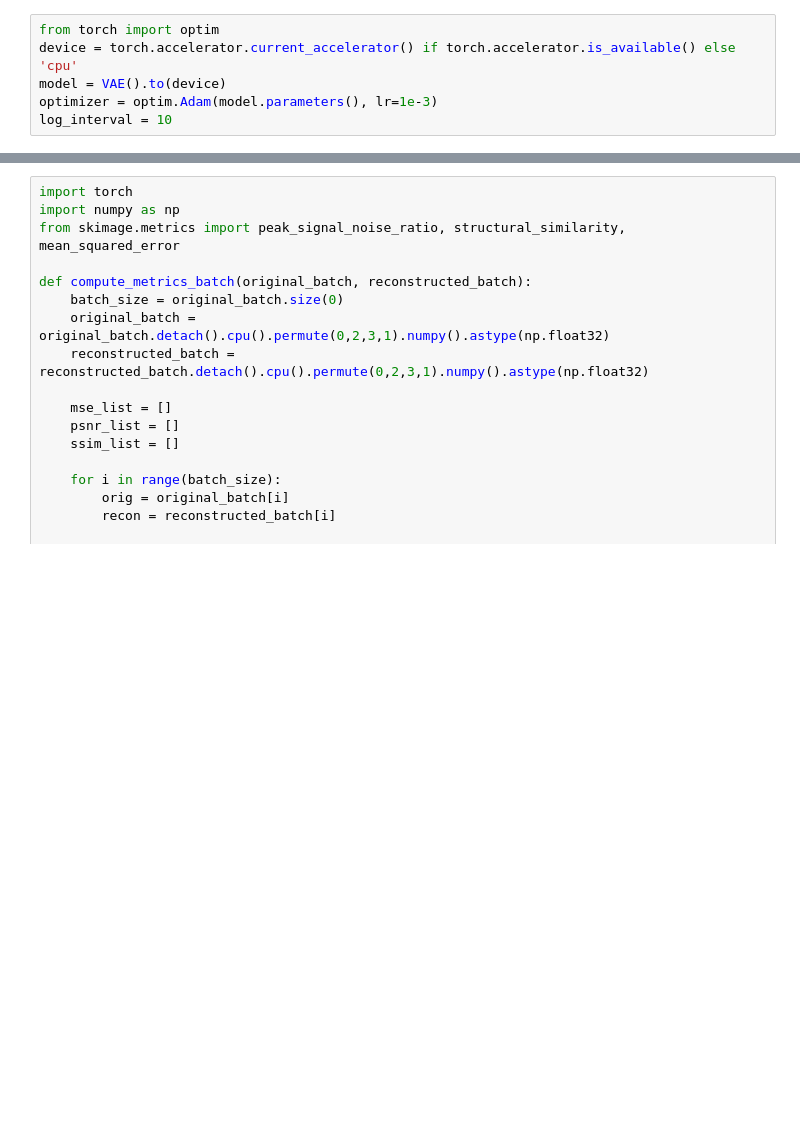
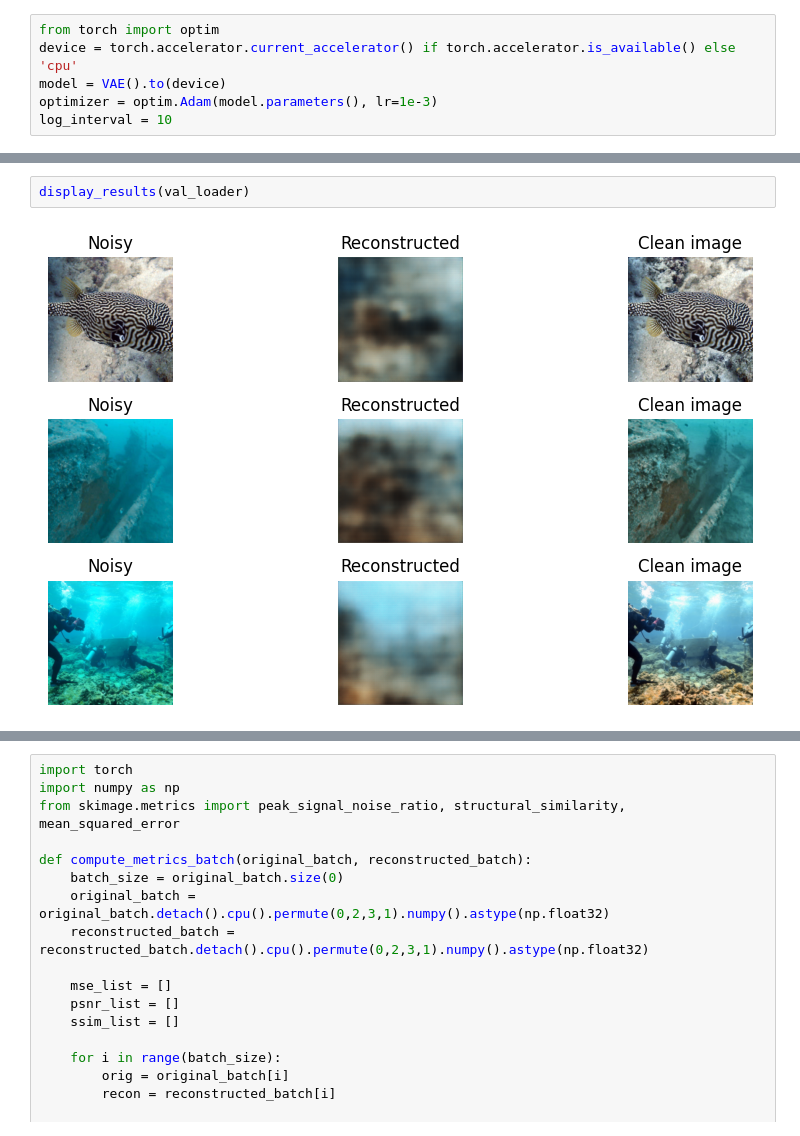
Before and after one commit to Pradyun-D/Image-Generation, a Jupyter notebook: Tasks/subtask1.ipynb, the cells around one changed output, grey strips where cells are left out. Drawn from its saved outputs; the diff is of its cells as text; blank space fills up the shorter version.

```diff
--- a/Tasks/subtask1.ipynb
+++ b/Tasks/subtask1.ipynb
@@ -632,0 +511,4 @@ test2(98)
+# %%
+display_results(val_loader)
+# %% [output]
+[figure, added]
```
Also changed, not shown: parts of 47 cells of this notebook.
